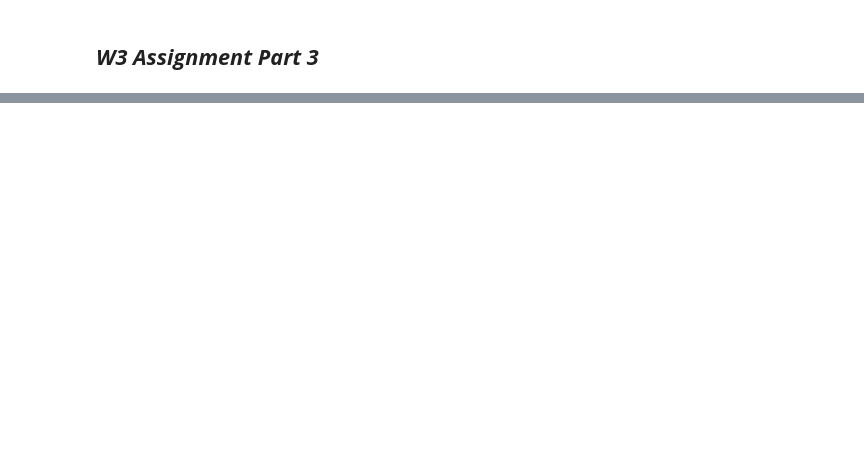
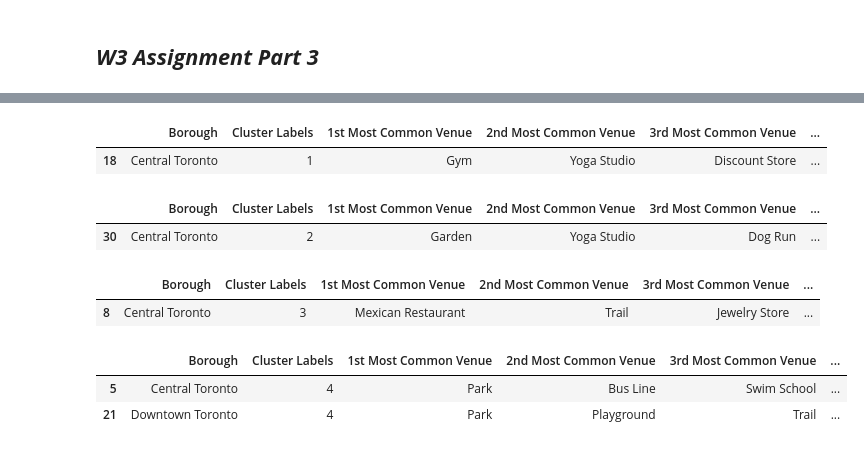
Before and after one commit to AnnVGat/coursera, a Jupyter notebook: Capstone coursera.ipynb, the cells around one changed output, grey strips where cells are left out. Cells and saved outputs as stored; diff of their text form; code cells hidden in the pictures; blank space fills up the shorter version.

Commit message:
Published from Watson Studio.

```diff
--- a/Capstone coursera.ipynb
+++ b/Capstone coursera.ipynb
@@ -163,7 +204,7 @@ def return_most_common_venues(row, num_top_venues):
 
     return row_categories_sorted.index.values[0:num_top_venues]
 # %%
-num_top_venues = 5
+num_top_venues = 10
 # %%
 #num_top_venues = 10
 
@@ -189,5 +237,5 @@ neighborhoods_venues_sorted.head()
 # %%
-kclusters = 3
+kclusters = 5
 # %%
 # set number of clusters
 #kclusters = 5
@@ -212,8 +269,8 @@ tor_merged.head() # check the last columns!
 # %%
-tor_merged.dropna(inplace=True)
+#tor_merged.dropna(inplace=True)
 # %%
 #tor_merged.astype({'Cluster Labels': 'Int32'}).dtypes
-tor_merged['Cluster Labels'] = tor_merged['Cluster Labels'].astype(np.int32)
+#tor_merged['Cluster Labels'] = tor_merged['Cluster Labels'].astype(np.int32)
 # %%
 # create map
 map_clusters = folium.Map(location=[latitude, longitude], zoom_start=11)
@@ -242,8 +319,21 @@ tor_merged.loc[tor_merged['Cluster Labels'] == 0, tor_merged.columns[[1] + list(
 # %%
-#tor_merged.loc[tor_merged['Cluster Labels'] == 1, tor_merged.columns[[1] + list(range(5, tor_merged.shape[1]))]]
+tor_merged.loc[tor_merged['Cluster Labels'] == 1, tor_merged.columns[[1] + list(range(5, tor_merged.shape[1]))]]
+# %% [output]
+|  | Borough | Cluster Labels | 1st Most Common Venue | 2nd Most Common Venue | 3rd Most Common Venue | ... |
+| 18 | Central Toronto | 1 | Gym | Yoga Studio | Discount Store | ... |
 # %%
-#tor_merged.loc[tor_merged['Cluster Labels'] == 2, tor_merged.columns[[1] + list(range(5, tor_merged.shape[1]))]]
+tor_merged.loc[tor_merged['Cluster Labels'] == 2, tor_merged.columns[[1] + list(range(5, tor_merged.shape[1]))]]
+# %% [output]
+|  | Borough | Cluster Labels | 1st Most Common Venue | 2nd Most Common Venue | 3rd Most Common Venue | ... |
+| 30 | Central Toronto | 2 | Garden | Yoga Studio | Dog Run | ... |
 # %%
-#tor_merged.loc[tor_merged['Cluster Labels'] == 3, tor_merged.columns[[1] + list(range(5, tor_merged.shape[1]))]]
+tor_merged.loc[tor_merged['Cluster Labels'] == 3, tor_merged.columns[[1] + list(range(5, tor_merged.shape[1]))]]
+# %% [output]
+|  | Borough | Cluster Labels | 1st Most Common Venue | 2nd Most Common Venue | 3rd Most Common Venue | ... |
+| 8 | Central Toronto | 3 | Mexican Restaurant | Trail | Jewelry Store | ... |
 # %%
-#tor_merged.loc[tor_merged['Cluster Labels'] == 4, tor_merged.columns[[1] + list(range(5, tor_merged.shape[1]))]]
+tor_merged.loc[tor_merged['Cluster Labels'] == 4, tor_merged.columns[[1] + list(range(5, tor_merged.shape[1]))]]
+# %% [output]
+|  | Borough | Cluster Labels | 1st Most Common Venue | 2nd Most Common Venue | 3rd Most Common Venue | ... |
+| 5 | Central Toronto | 4 | Park | Bus Line | Swim School | ... |
+| 21 | Downtown Toronto | 4 | Park | Playground | Trail | ... |
```
Also changed, not shown: parts of 12 cells of this notebook.
